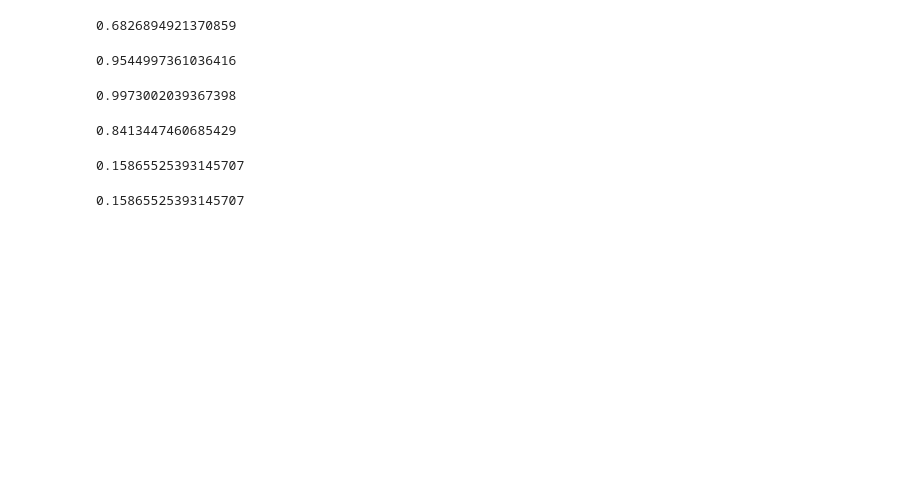
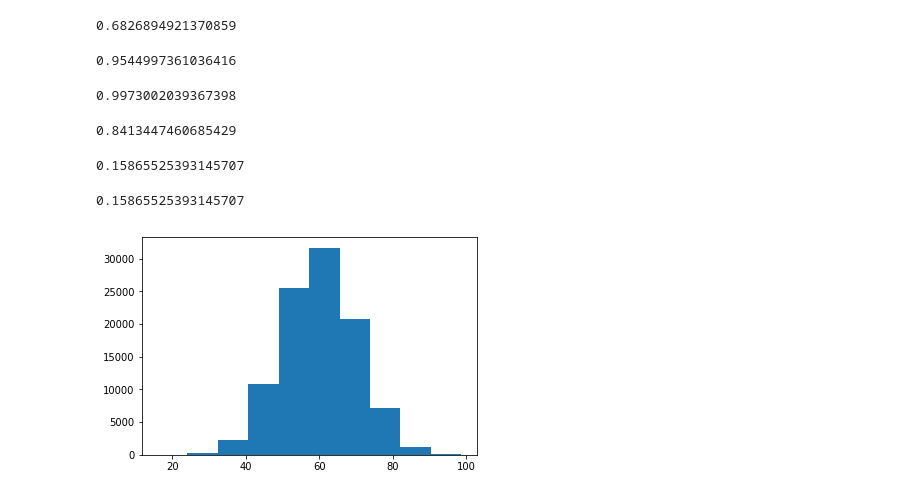
Before and after one commit to Sukhrobjon/DS-1.1, a Jupyter notebook: class_exercises/titanic_probability.ipynb, the cells around one changed output. Cells and saved outputs as stored; diff of their text form; code cells hidden in the pictures; blank space fills up the shorter version.

```diff
--- a/class_exercises/titanic_probability.ipynb
+++ b/class_exercises/titanic_probability.ipynb
@@ -521,3 +521,9 @@ print(st.norm.cdf(3) - st.norm.cdf(-3))
 1 - (st.norm.cdf(70, loc=60, scale=10))
 # %% [output]
 0.15865525393145707
+# %%
+s = np.random.normal(60, 10, 100000)
+plt.hist(s, bins=10)
+plt.show()
+# %% [output]
+[figure, added]
```
Also changed, not shown: 3 other files.
